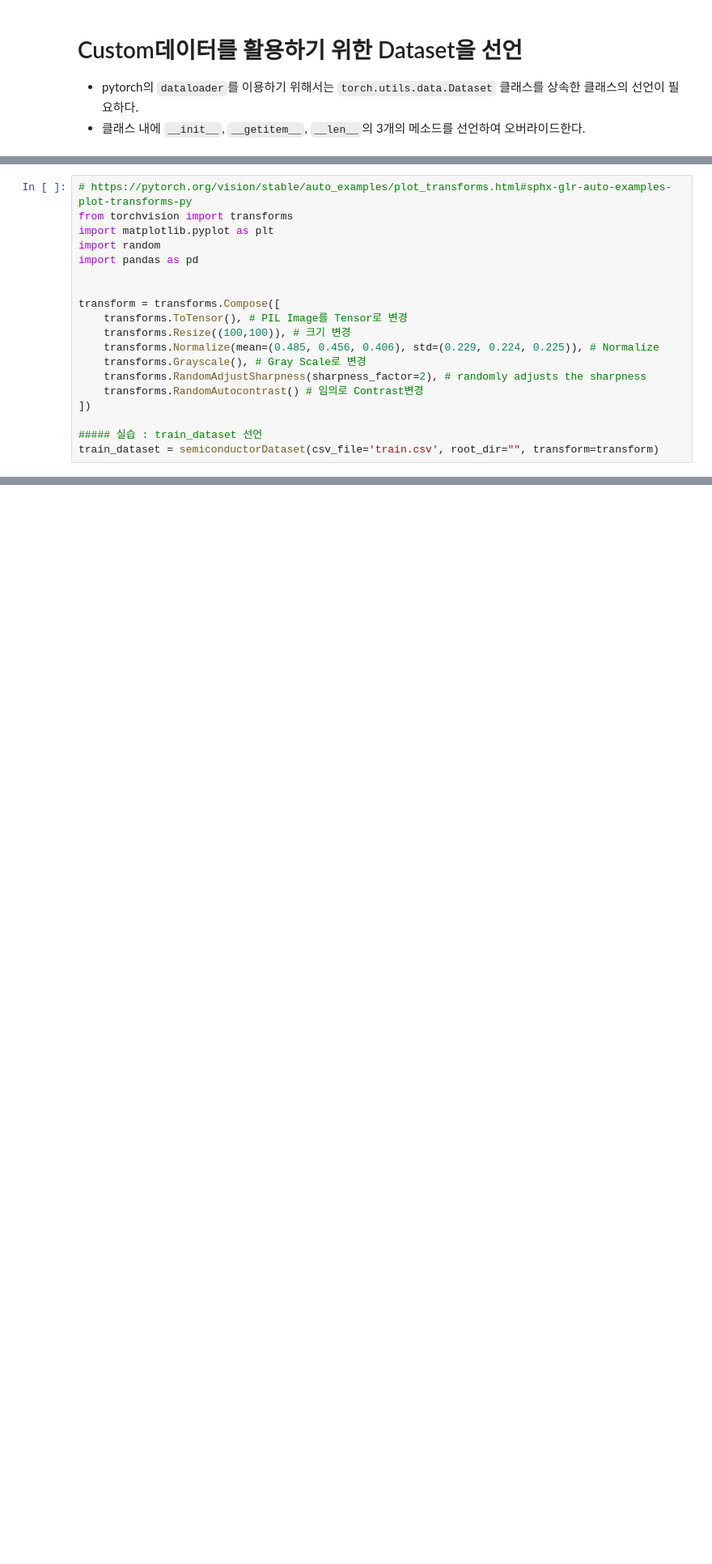
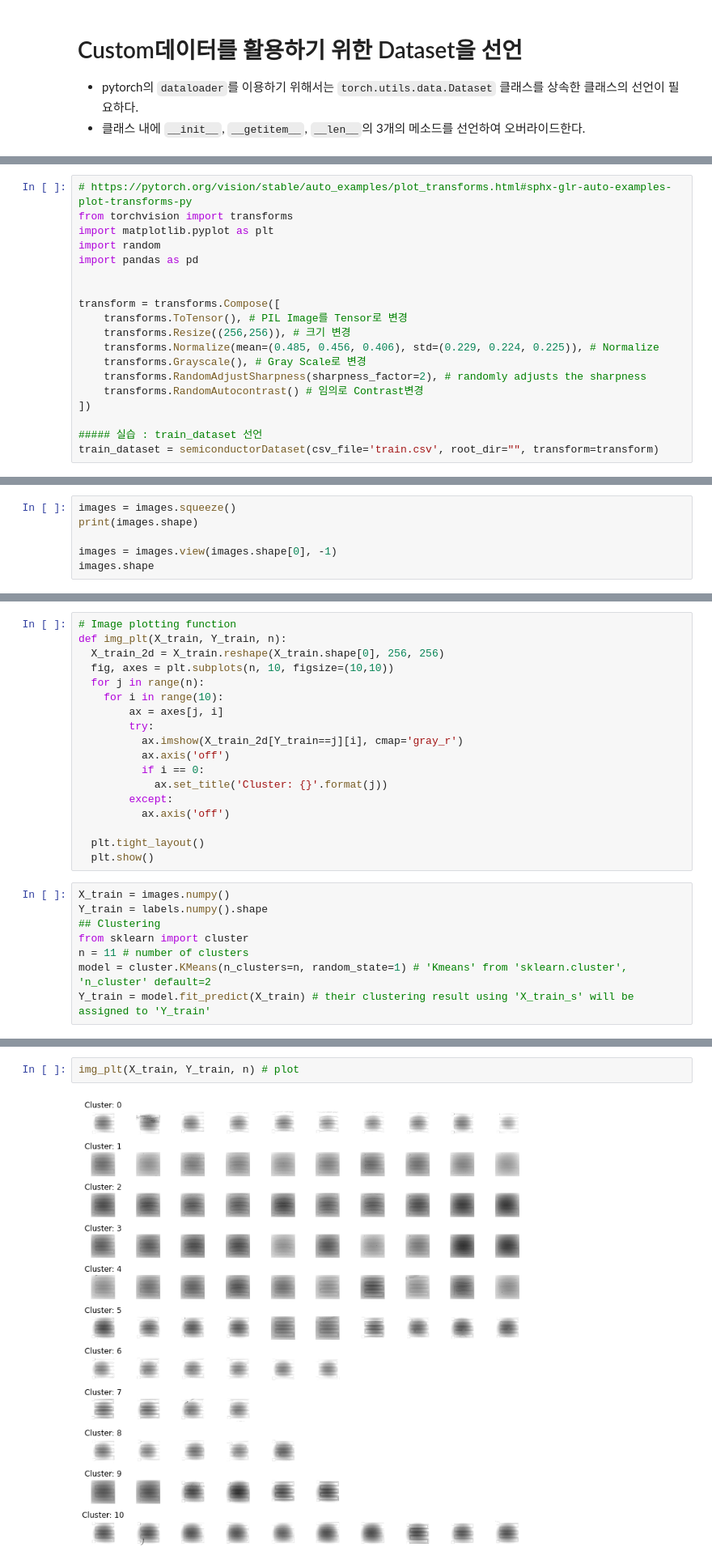
Before and after one commit to zkfbdkf/ml-python, a Jupyter notebook: [조교용]실습3일차_CNN_저장_로드_Ensemble.ipynb, the cells around one changed output, grey strips where cells are left out. Shown at 81% size. Cells and saved outputs as stored; diff of their text form; blank space fills up the shorter version.

```diff
--- a/[조교용]실습3일차_CNN_저장_로드_Ensemble.ipynb
+++ b/[조교용]실습3일차_CNN_저장_로드_Ensemble.ipynb
@@ -97,7 +97,7 @@ import pandas as pd
 
 transform = transforms.Compose([
     transforms.ToTensor(), # PIL Image를 Tensor로 변경
-    transforms.Resize((100,100)), # 크기 변경
+    transforms.Resize((256,256)), # 크기 변경
     transforms.Normalize(mean=(0.485, 0.456, 0.406), std=(0.229, 0.224, 0.225)), # Normalize
     transforms.Grayscale(), # Gray Scale로 변경
     transforms.RandomAdjustSharpness(sharpness_factor=2), # randomly adjusts the sharpness
@@ -108,0 +124,6 @@ train_dataset = semiconductorDataset(csv_file='train.csv', root_dir="", transfor
+# %%
+images = images.squeeze()
+print(images.shape)
+
+images = images.view(images.shape[0], -1)
+images.shape
@@ -108,0 +133,26 @@ train_dataset = semiconductorDataset(csv_file='train.csv', root_dir="", transfor
+# %%
+# Image plotting function
+def img_plt(X_train, Y_train, n):
+  X_train_2d = X_train.reshape(X_train.shape[0], 256, 256)
+  fig, axes = plt.subplots(n, 10, figsize=(10,10))
+  for j in range(n):
+    for i in range(10):
+        ax = axes[j, i]
+        try:
+          ax.imshow(X_train_2d[Y_train==j][i], cmap='gray_r')
+          ax.axis('off')
+          if i == 0:
+            ax.set_title('Cluster: {}'.format(j))
+        except:
+          ax.axis('off')
+
+  plt.tight_layout()
+  plt.show()
+# %%
+X_train = images.numpy()
+Y_train = labels.numpy().shape
+## Clustering
+from sklearn import cluster
+n = 11 # number of clusters
+model = cluster.KMeans(n_clusters=n, random_state=1) # 'Kmeans' from 'sklearn.cluster', 'n_cluster' default=2
+Y_train = model.fit_predict(X_train) # their clustering result using 'X_train_s' will be assigned to 'Y_train'
@@ -109,3 +189,7 @@ train_dataset = semiconductorDataset(csv_file='train.csv', root_dir="", transfor
+# %%
+img_plt(X_train, Y_train, n) # plot
+# %% [output]
+[figure, added]
 # %% [markdown]
 # Batch 단위 학습을 위한 DataLoader 선언
  - Dataset내부의 샘플들을 batch 크기로 추출
```
Also changed, not shown: parts of 4 cells of this notebook.
